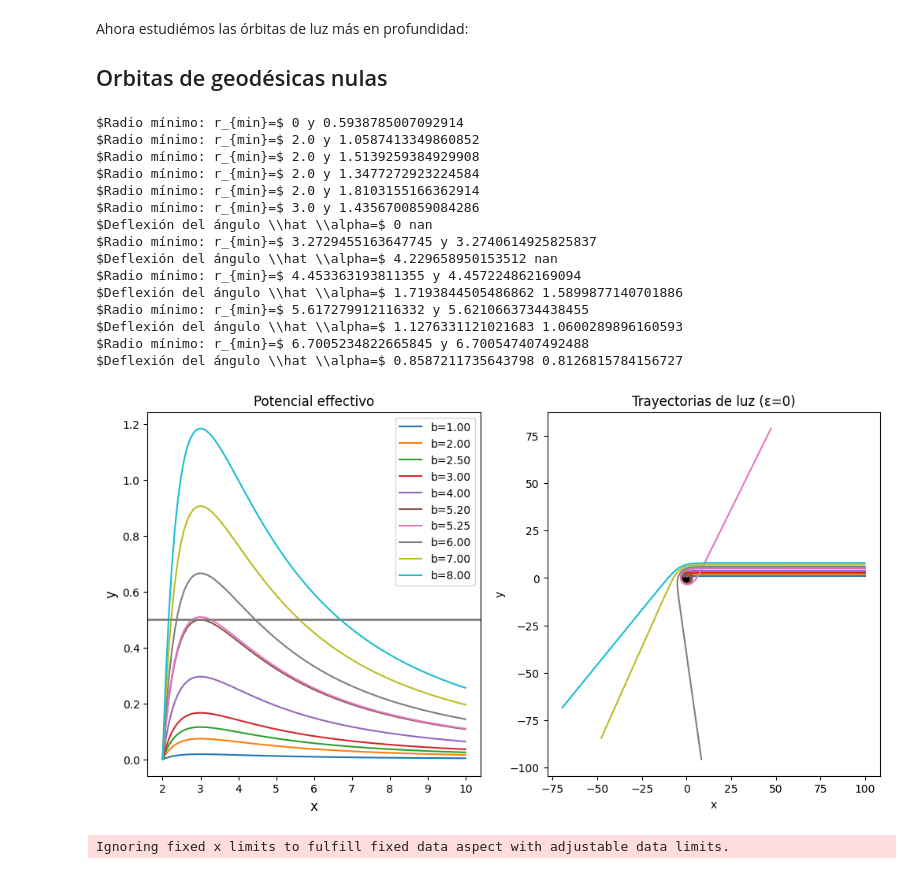
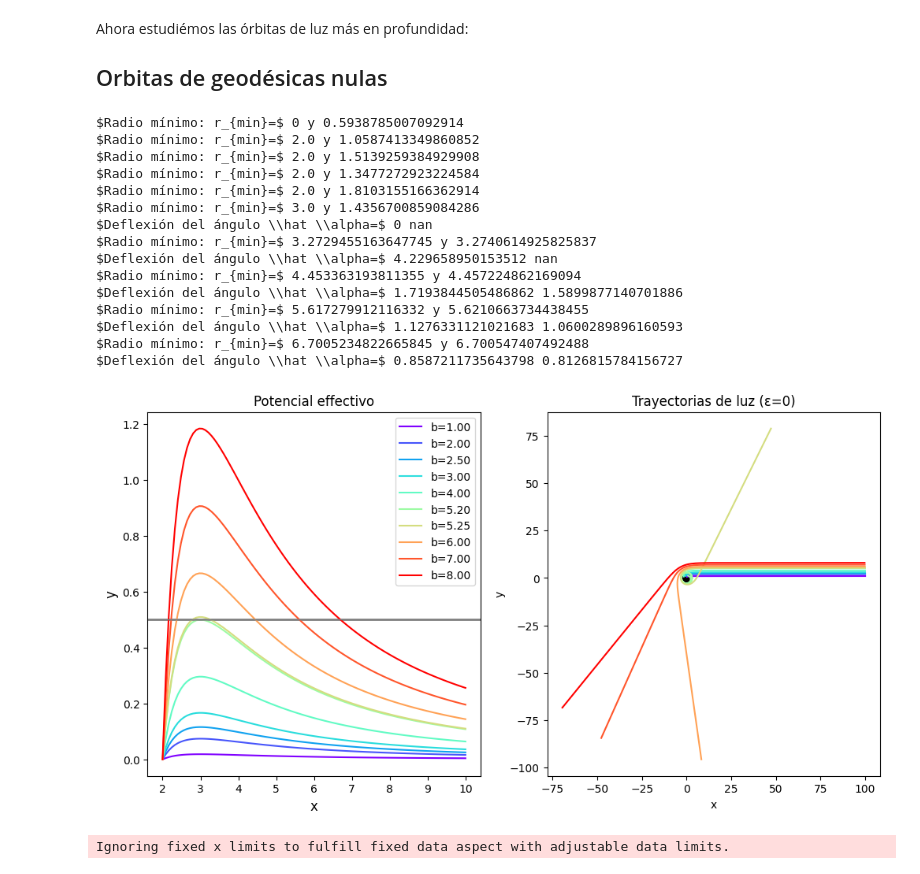
Before and after one commit to UnaiRazkin/El-fen-meno-de-lente-gravitacional-simulaci-n-para-un-agujero-negro, a Jupyter notebook: Notebooks/Orbitas_schwarzschild.ipynb, the cells around one changed output. Drawn from its saved outputs; the diff is of its cells as text; code cells hidden in the pictures.

```diff
--- a/Notebooks/Orbitas_schwarzschild.ipynb
+++ b/Notebooks/Orbitas_schwarzschild.ipynb
@@ -157,7 +158,6 @@ Ahora creamos un clase que nos ayudará a organizar el código donde incluiremos
 
 $$\boxed{\frac{1}{b^2}=\frac{1}{r^2_{min}}-\frac{2GM}{c^2r_{min}^3}}$$
 # %%
-
 class Orbitas_Schwarzschild:
     def __init__(self, M=1.0, L=4.0, E=1.0, c=1.0, G=1.0):
         self.G = G
@@ -187,13 +187,13 @@ class Orbitas_Schwarzschild:
         return [dv_dtau, v, dphi_dtau]
 
     def stop_at_horizon(self, tau, y, epsilon):
-        r = y[0]
+        r = y[1]
         return r - self.rs
 
     stop_at_horizon.terminal = True
     stop_at_horizon.direction = -1
 
-    def solve(self, epsilon, r0=100.0, phi0=0.0, tau_span=(0, 200), max_step=0.1, N=400):
+    def solve(self, epsilon=0, r0=100.0, phi0=0.0, tau_span=(0, 200), max_step=0.1, N=400):
         # Resolver el sistema de ecuaciones diferenciales
         v0 = -np.sqrt(np.maximum(self.E**2 - 2 * self.V(r0, epsilon), 0))  # Dirección inicial hacia adentro
 
@@ -244,7 +244,7 @@ class Orbitas_Schwarzschild:
             rm_num = sol.root
         return rm_num
 
-    def geodesica(self, phi, phi_0=0.0):
+    def geodesica(self, phi, phi_0=0.0): #No consigo que funcione :(
 
         rs = self.rs
 
@@ -688,6 +687,7 @@ E=1.0
 G=1.0
 c=1.0
 rs= 2 * G * M / c**2
+r0=100
 
 fig, (ax1, ax2) = plt.subplots(1, 2, figsize=(12, 6))
 
@@ -697,22 +697,26 @@ def V(r, L, M, epsilon):
         L**2 / (2 * r**2) -
         G * M * L**2 / (c**2 * r**3))
 
-L_list=[rs/2, rs, 3 *rs / 2, 2 * rs, 2.5 * rs / 2, 3 * np.sqrt(3) / 2 *rs, 3 * rs, 7 * rs / 2 , 4 * rs]
-L_list.append(L_light)
+L_light= 3*np.sqrt(3)/2 * rs * (1.01) #5.19618
+L_list=[rs/2, rs , 3 * rs / 2, 2 * rs, 2.5 * rs / 2, 3 * np.sqrt(3) / 2 * rs, L_light,  3 * rs, 7 * rs / 2 , 4 * rs]
+#L_list.append(L_light)
 L_list.sort()
 r= np.linspace(rs, 5 * rs, 100)
+color=iter(cm.rainbow(np.linspace(0, 1, len(L_list))))
 
 for L in L_list:
-    tracer_massless = Orbitas_Schwarzschild(M=M,L=L, E=E, G=G, c=c)
-    sol_light = tracer_massless.solve(epsilon=0, phi0 = np.arcsin(L/100), max_step=0.1, tau_span=(0, 200))
+    tracer_massless = Orbitas_Schwarzschild(M=M, L=L, E=E, G=G, c=c)
+    sol_light = tracer_massless.solve(epsilon=0, r0=r0, phi0 = np.arcsin(L/r0), max_step=0.1, tau_span=(0, 200))
     #print(len(sol_light.y[0]))
 
     # Coordenadas cartesianas
     x_light = sol_light.y[1] * np.cos(sol_light.y[2])
     y_light = sol_light.y[1] * np.sin(sol_light.y[2])
 
-    ax2.plot(x_light, y_light, label='numérica')
-    ax1.plot(r, tracer_massless.V(r, 0), label=f'b={L:.2f}')
+    col=next(color)
+
+    ax2.plot(x_light, y_light, color=col, label='numérica')
+    ax1.plot(r, tracer_massless.V(r, 0), color=col, label=f'b={L:.2f}')
     ax1.axhline(E**2/2, color='gray', lw=1)
 
     #Radio mínimo
@@ -739,34 +743,34 @@ for L in L_list:
         print(r"$Deflexión del ángulo \\hat \\alpha=$", alpha_num, alpha_teórico)
 
 ax1.legend(fontsize=10)
 ax1.set_title("Potencial effectivo", fontsize=12)
 ax1.set_xlabel("x", size=12)
 ax1.set_ylabel("y", size=12)
 ax2.scatter(0, 0, color='black', s=100, label='BH')
 ax2.set_title("Trayectorias de luz (ε=0)", fontsize=12)
 ax2.set_xlabel("x")
 ax2.set_ylabel("y")
 
 plt.show()
 #plt.savefig("../Multimedia/Orbitas_Schwarzschild/Trayectorias_luz.png")
 plt.close()
 # %% [output]
 $Radio mínimo: r_{min}=$ 0 y 0.5938785007092914
 $Radio mínimo: r_{min}=$ 2.0 y 1.0587413349860852
 $Radio mínimo: r_{min}=$ 2.0 y 1.5139259384929908
 $Radio mínimo: r_{min}=$ 2.0 y 1.3477272923224584
 $Radio mínimo: r_{min}=$ 2.0 y 1.8103155166362914
 $Radio mínimo: r_{min}=$ 3.0 y 1.4356700859084286
 $Deflexión del ángulo \\hat \\alpha=$ 0 nan
 $Radio mínimo: r_{min}=$ 3.2729455163647745 y 3.2740614925825837
 $Deflexión del ángulo \\hat \\alpha=$ 4.229658950153512 nan
 $Radio mínimo: r_{min}=$ 4.453363193811355 y 4.457224862169094
 $Deflexión del ángulo \\hat \\alpha=$ 1.7193844505486862 1.5899877140701886
 $Radio mínimo: r_{min}=$ 5.617279912116332 y 5.6210663734438455
 $Deflexión del ángulo \\hat \\alpha=$ 1.1276331121021683 1.0600289896160593
 $Radio mínimo: r_{min}=$ 6.7005234822665845 y 6.700547407492488
 $Deflexión del ángulo \\hat \\alpha=$ 0.8587211735643798 0.8126815784156727
-[figure, old version]
+[figure, new version]
 # %%
 #Constantes
 M=1.0
```
Also changed, not shown: parts of 3 cells of this notebook, 4 other files.
